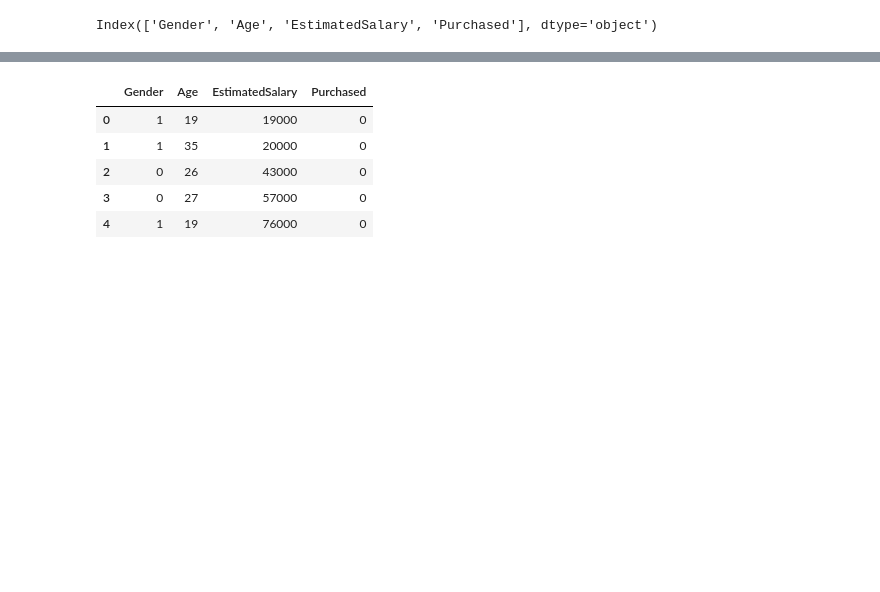
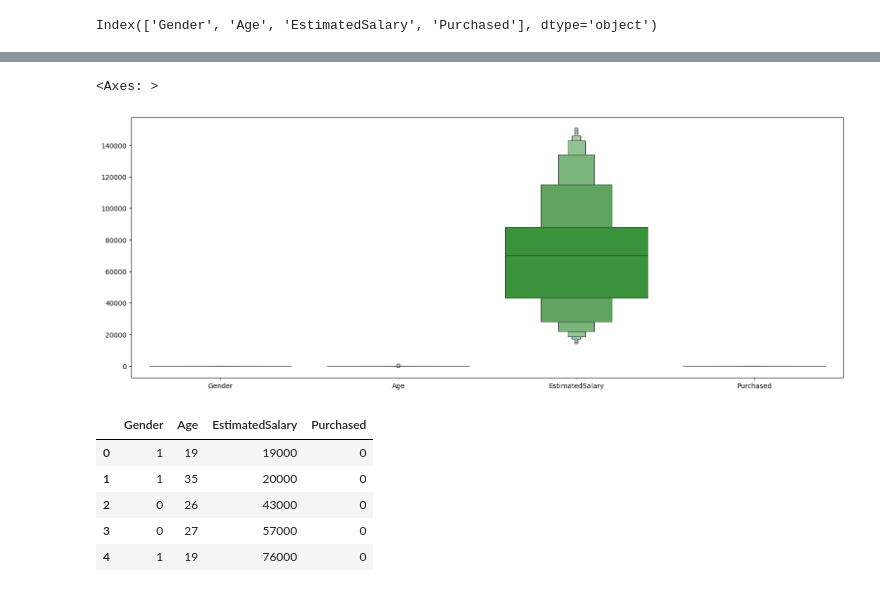
Before and after one commit to giridharanks2004/DS_portfolio, a Jupyter notebook: LogisticRegression_Social_Network_Ads.ipynb, the cells around one changed output, grey strips where cells are left out. Cells and saved outputs as stored; diff of their text form; code cells hidden in the pictures; blank space fills up the shorter version.

```diff
--- a/LogisticRegression_Social_Network_Ads.ipynb
+++ b/LogisticRegression_Social_Network_Ads.ipynb
@@ -65,3 +82,14 @@ Index(['Gender', 'Age', 'EstimatedSalary', 'Purchased'], dtype='object')
+# %%
+ul=q3+1.5*iqr
+ll=q1-1.5*iqr
+# %%
+df=df[-((df>ul)|(df<ll)).any(axis=1)]
+# %%
+plt.figure(figsize=(19,7))
+sns.boxenplot(df)
+# %% [output]
+<Axes: >
+[figure, added]
 # %%
 from sklearn.preprocessing import LabelEncoder
 # %%
```
Also changed, not shown: parts of 6 cells of this notebook.
